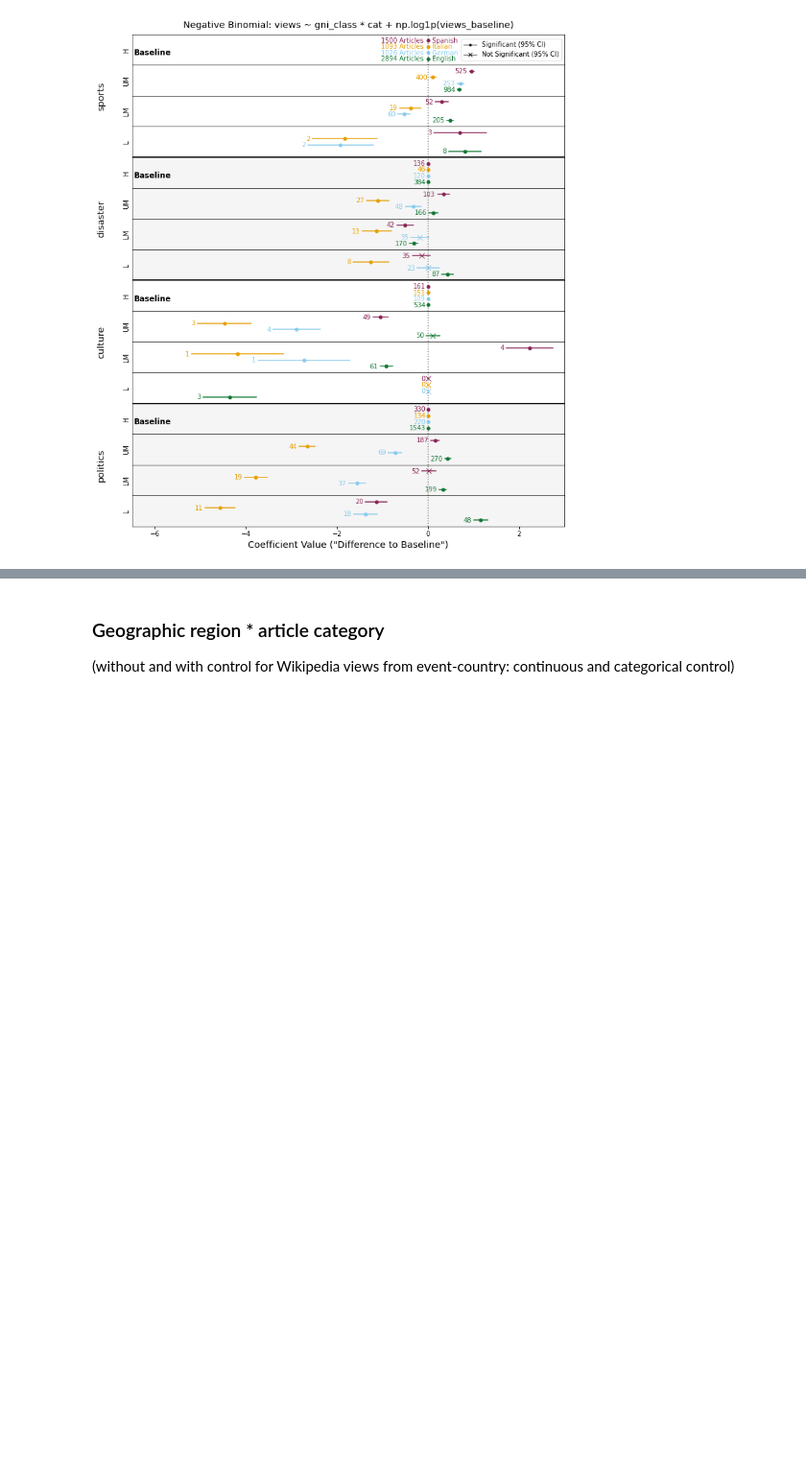
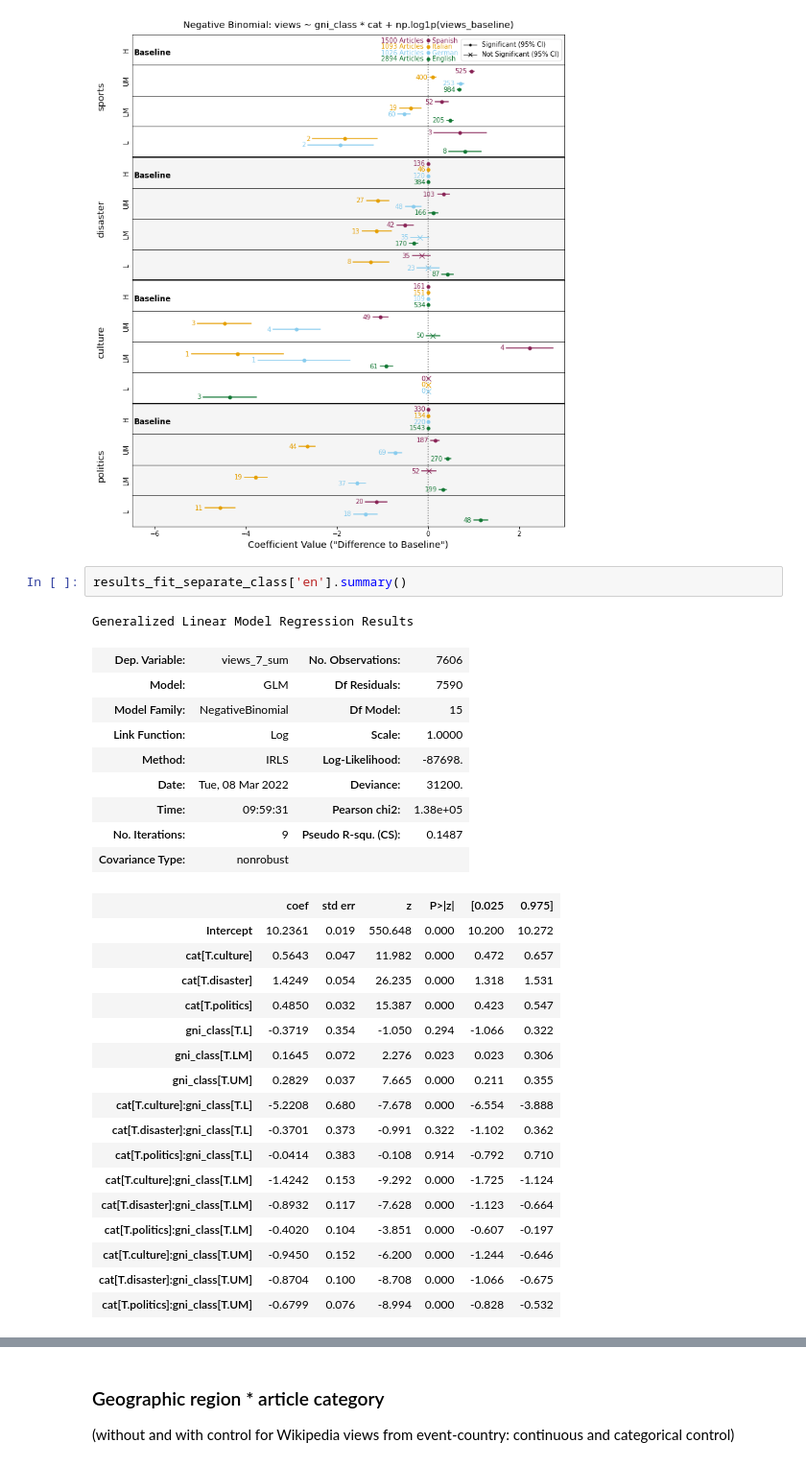
Before and after one commit to ruptho/wiki-event-bias, a Jupyter notebook: negative_binomial.ipynb, the cells around one changed output, grey strips where cells are left out. Shown at 96% size. Drawn from its saved outputs; the diff is of its cells as text; blank space fills up the shorter version.

```diff
--- a/negative_binomial.ipynb
+++ b/negative_binomial.ipynb
@@ -218,3 +218,33 @@ fig_int_class_cat_nb = plot_regression_results_interactions_from_dict(df_filtere
 fig_int_class_cat_nb.savefig('figures/nb_cat_class_control.pdf')
 # %% [output]
 [figure]
+# %%
+results_fit_separate_class['en'].summary()
+# %% [output]
+Generalized Linear Model Regression Results
+| Dep. Variable: | views_7_sum | No. Observations: | 7606 |
+| Model: | GLM | Df Residuals: | 7590 |
+| Model Family: | NegativeBinomial | Df Model: | 15 |
+| Link Function: | Log | Scale: | 1.0000 |
+| Method: | IRLS | Log-Likelihood: | -87698. |
+| Date: | Tue, 08 Mar 2022 | Deviance: | 31200. |
+| Time: | 09:59:31 | Pearson chi2: | 1.38e+05 |
+| No. Iterations: | 9 | Pseudo R-squ. (CS): | 0.1487 |
+| Covariance Type: | nonrobust |  |  |
+|  | coef | std err | z | P>|z| | [0.025 | 0.975] |
+| Intercept | 10.2361 | 0.019 | 550.648 | 0.000 | 10.200 | 10.272 |
+| cat[T.culture] | 0.5643 | 0.047 | 11.982 | 0.000 | 0.472 | 0.657 |
+| cat[T.disaster] | 1.4249 | 0.054 | 26.235 | 0.000 | 1.318 | 1.531 |
+| cat[T.politics] | 0.4850 | 0.032 | 15.387 | 0.000 | 0.423 | 0.547 |
+| gni_class[T.L] | -0.3719 | 0.354 | -1.050 | 0.294 | -1.066 | 0.322 |
+| gni_class[T.LM] | 0.1645 | 0.072 | 2.276 | 0.023 | 0.023 | 0.306 |
+| gni_class[T.UM] | 0.2829 | 0.037 | 7.665 | 0.000 | 0.211 | 0.355 |
+| cat[T.culture]:gni_class[T.L] | -5.2208 | 0.680 | -7.678 | 0.000 | -6.554 | -3.888 |
+| cat[T.disaster]:gni_class[T.L] | -0.3701 | 0.373 | -0.991 | 0.322 | -1.102 | 0.362 |
+| cat[T.politics]:gni_class[T.L] | -0.0414 | 0.383 | -0.108 | 0.914 | -0.792 | 0.710 |
+| cat[T.culture]:gni_class[T.LM] | -1.4242 | 0.153 | -9.292 | 0.000 | -1.725 | -1.124 |
+| cat[T.disaster]:gni_class[T.LM] | -0.8932 | 0.117 | -7.628 | 0.000 | -1.123 | -0.664 |
+| cat[T.politics]:gni_class[T.LM] | -0.4020 | 0.104 | -3.851 | 0.000 | -0.607 | -0.197 |
+| cat[T.culture]:gni_class[T.UM] | -0.9450 | 0.152 | -6.200 | 0.000 | -1.244 | -0.646 |
+| cat[T.disaster]:gni_class[T.UM] | -0.8704 | 0.100 | -8.708 | 0.000 | -1.066 | -0.675 |
+| cat[T.politics]:gni_class[T.UM] | -0.6799 | 0.076 | -8.994 | 0.000 | -0.828 | -0.532 |
```
Also changed, not shown: parts of 1 cell of this notebook, 6 other files.
